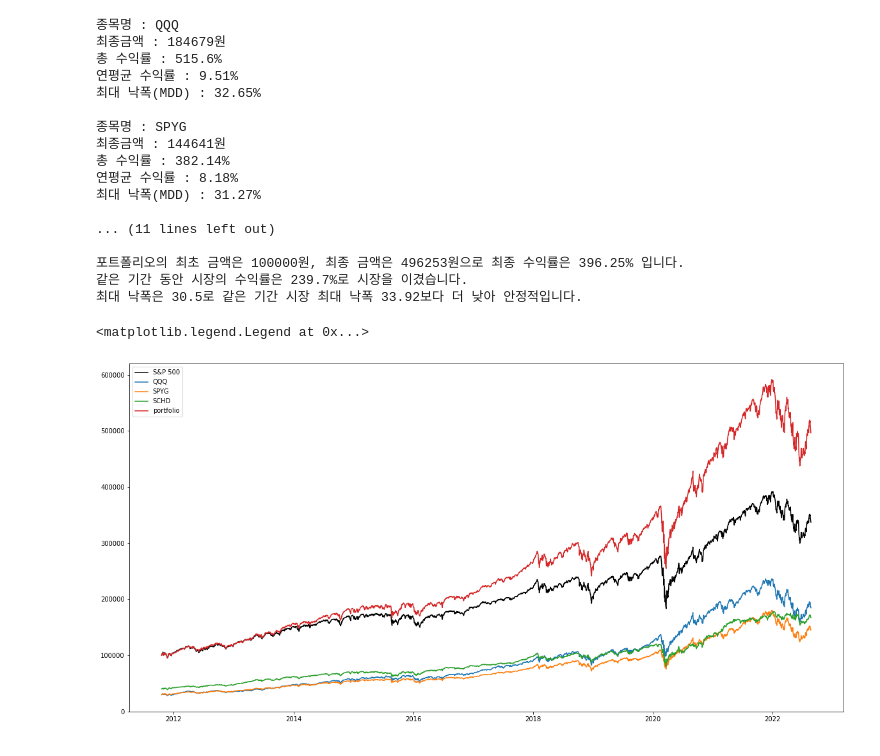
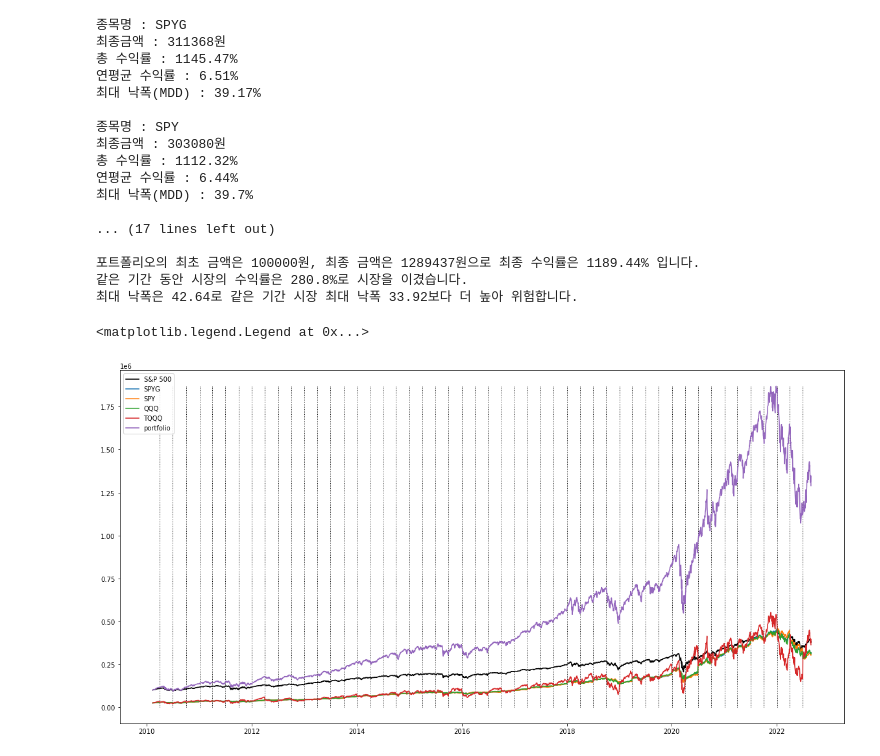
Before and after one commit to iinteger/Trading-Bot, a Jupyter notebook: portfolio analyze.ipynb, the cells around one changed output. Saved outputs shown, nothing was run; the diff lists cells and outputs as text; code cells hidden in the pictures.

Commit message:
포트폴리오 분석 코드에 리밸런싱 기능 추가

```diff
--- a/portfolio analyze.ipynb
+++ b/portfolio analyze.ipynb
@@ -5,13 +5,14 @@ import warnings
 from tqdm import tqdm
 warnings.filterwarnings("ignore")
 # %%
-portfolio = ["QQQ", "SPYG", "SCHD"]
-portfolio_ratio = [0.3, 0.3, 0.4]
+portfolio = ["SPYG", "SPY", "QQQ", "TQQQ"]
+portfolio_ratio = [0.25, 0.25, 0.25, 0.25]
 portfolio_seed = 100000
-test_years = 20
-rebalancing = False
+test_years = 40
+rebalancing = True
 rebalancing_month = [1, 4, 7, 10]
-start_day = datetime.datetime.now()-datetime.timedelta(days=365*test_years)  # 5년치
+#rebalancing_month = [i for i in range(1, 13)]
+start_day = datetime.datetime.now()-datetime.timedelta(days=int(365*test_years))  # 5년치
 
 portfolio_holdings = []
 market_index = pdr.get_data_yahoo("^GSPC", start_day)  # S&P 500
@@ -46,6 +47,7 @@ market_yield = market_index["Adj Close"][-1]/market_index["Adj Close"][0]
 
 portfolio_df = portfolio_holdings[0].copy()
 portfolio_df["seed"] = 0
+portfolio_df["rebalancing"] = 0
 
 def simulation(portfolio_holdings, market_index):
     # 주가 변화 시뮬레이션
@@ -57,7 +59,6 @@ def simulation(portfolio_holdings, market_index):
     for i, df in enumerate(portfolio_holdings):
         df["change"] = df["Adj Close"].pct_change()+1
         df["seed"] = portfolio_seed*portfolio_ratio[i]
-
 
     # 주가 변화 계산
     for i in tqdm(range(1, len(market_index))):
@@ -72,9 +73,10 @@ def simulation(portfolio_holdings, market_index):
                 rebalanced_month = df.index[i].month
                 temp_seed = 0
                 for df in portfolio_holdings[:-1]:
-                    temp_seed += df["seed"][i]
+                    temp_seed += df["seed"][i]*0.9975
                 for j, df in enumerate(portfolio_holdings[:-1]):
                     df["seed"][i] = temp_seed*portfolio_ratio[j]
+                    portfolio_df["rebalancing"][i] = 1
 
     return portfolio_holdings[:-1], portfolio_holdings[-1]
 
@@ -113,33 +115,34 @@ for index, df in enumerate(portfolio_holdings):
 
 print_analyze("포트폴리오", portfolio_df)
 # %% [output]
-종목명 : QQQ
-최종금액 : 184679원
-총 수익률 : 515.6%
-연평균 수익률 : 9.51%
-최대 낙폭(MDD) : 32.65%
+종목명 : SPYG
+최종금액 : 311368원
+총 수익률 : 1145.47%
+연평균 수익률 : 6.51%
+최대 낙폭(MDD) : 39.17%
 
-종목명 : SPYG
-최종금액 : 144641원
-총 수익률 : 382.14%
-연평균 수익률 : 8.18%
-최대 낙폭(MDD) : 31.27%
+종목명 : SPY
+최종금액 : 303080원
+총 수익률 : 1112.32%
+연평균 수익률 : 6.44%
+최대 낙폭(MDD) : 39.7%
 
-... (11 lines left out)
+... (17 lines left out)
 
-포트폴리오의 최초 금액은 100000원, 최종 금액은 496253원으로 최종 수익률은 396.25% 입니다.
-같은 기간 동안 시장의 수익률은 239.7%로 시장을 이겼습니다.
-최대 낙폭은 30.5로 같은 기간 시장 최대 낙폭 33.92보다 더 낮아 안정적입니다.
+포트폴리오의 최초 금액은 100000원, 최종 금액은 1289437원으로 최종 수익률은 1189.44% 입니다.
+같은 기간 동안 시장의 수익률은 280.8%로 시장을 이겼습니다.
+최대 낙폭은 42.64로 같은 기간 시장 최대 낙폭 33.92보다 더 높아 위험합니다.
 # %%
 import matplotlib.pyplot as plt
 
 plt.figure(figsize=(20, 10))
 plt.plot(market_index["seed"], label="S&P 500", color="black")
 for i, df in enumerate(portfolio_holdings):
     plt.plot(df["seed"], label=portfolio[i])
 
 plt.plot(portfolio_df["seed"], label="portfolio")
+plt.vlines(portfolio_df[portfolio_df["rebalancing"]==1].index, ymin=0, ymax=portfolio_df["seed"].max(), linewidth=1, linestyles="dotted")
 plt.legend()
 # %% [output]
 <matplotlib.legend.Legend at 0x...>
-[figure, old version]
+[figure, new version]
```
Also changed, not shown: parts of 1 cell of this notebook, 1 other file.
